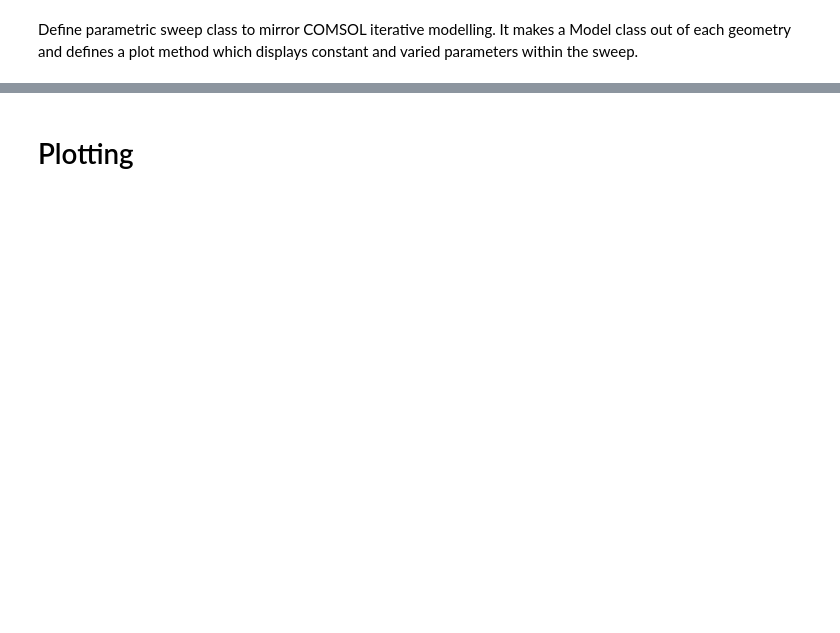
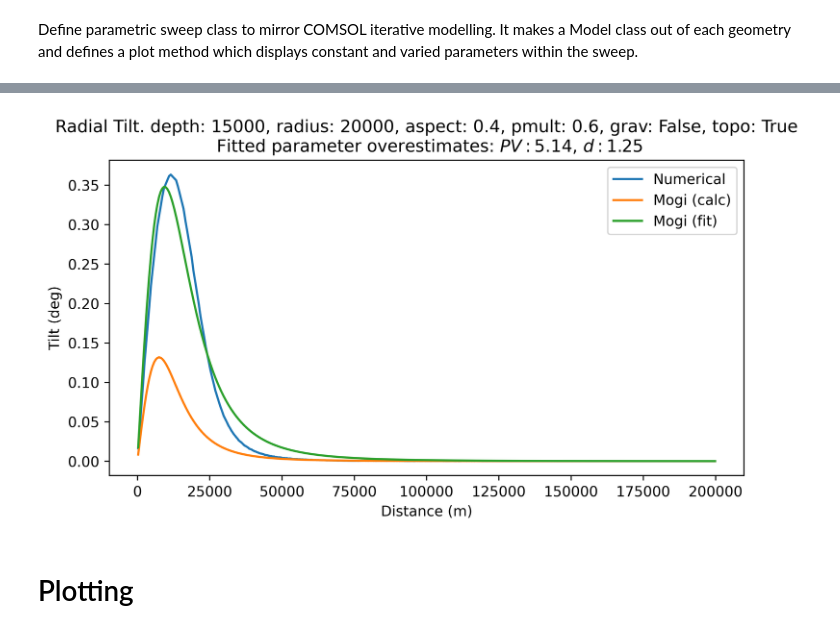
Before and after one commit to hernypeterson/thesis, a Jupyter notebook: code.ipynb, the cells around one changed output, grey strips where cells are left out. Drawn from its saved outputs; the diff is of its cells as text; code cells hidden in the pictures; blank space fills up the shorter version.

```diff
--- a/code.ipynb
+++ b/code.ipynb
@@ -627,2 +650,6 @@ test_sweep.models[2].mogi_fit_plot()
+# %%
+grav_topo_test.plot(mogi_calc=True, mogi_fit=True)
+# %% [output]
+[figure, added]
 # %% [markdown]
 # Plotting
```
Also changed, not shown: parts of 17 cells of this notebook, 2 other files.
